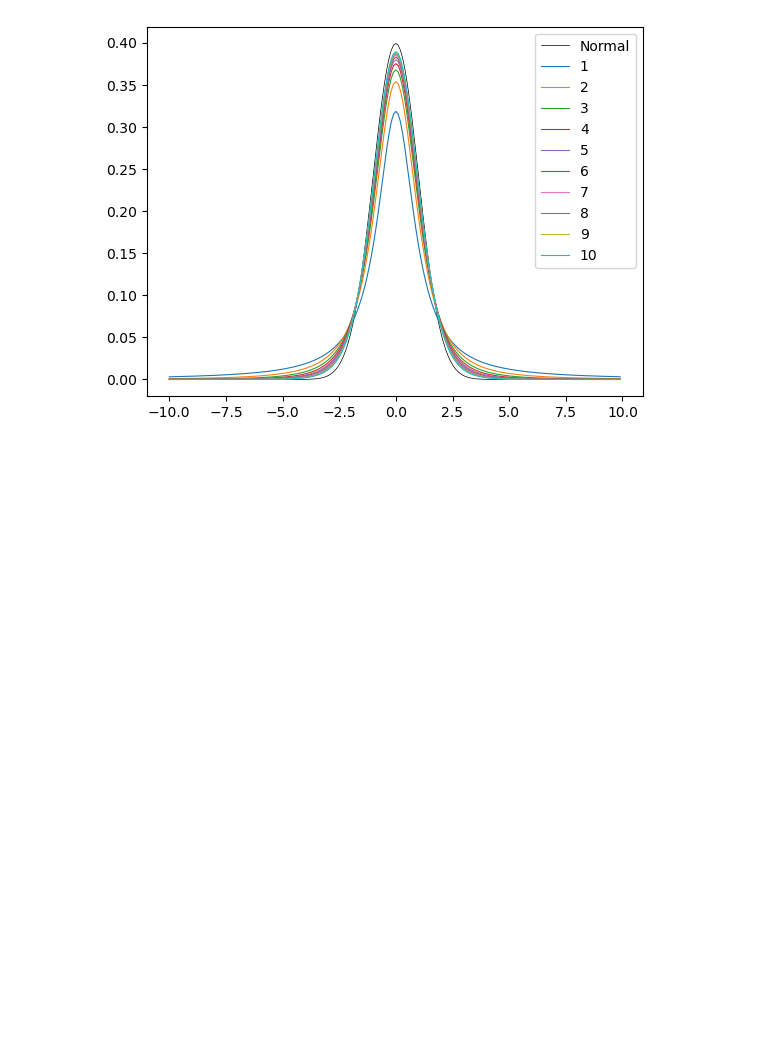
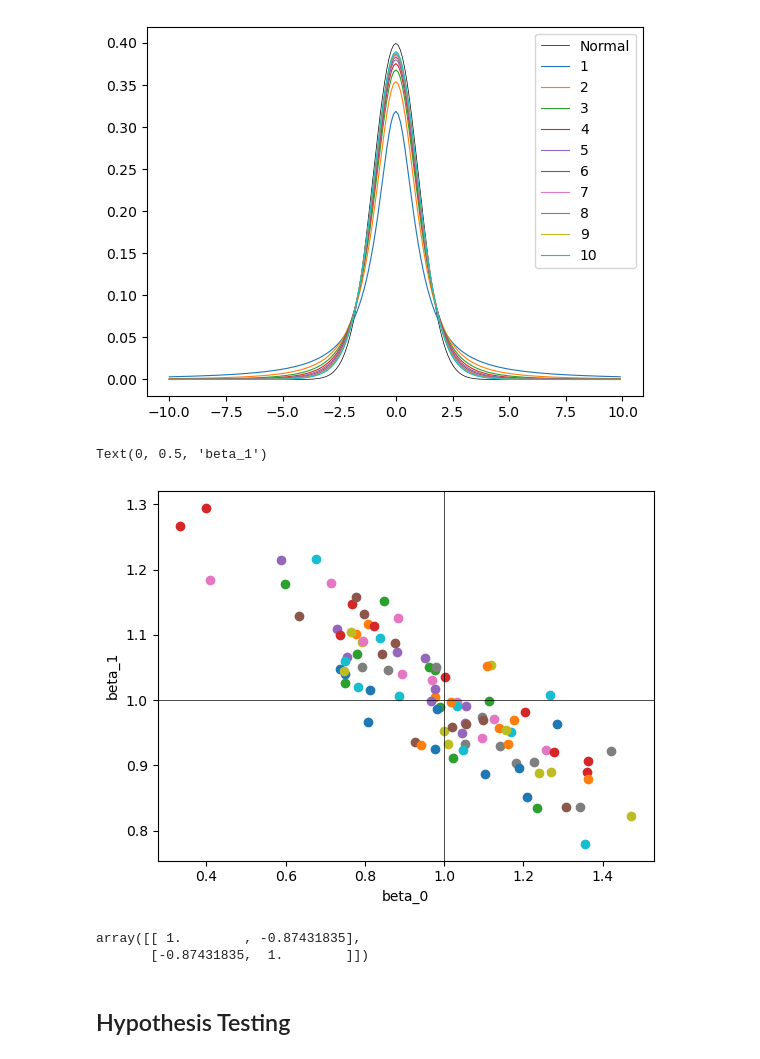
Before and after one commit to mus514/Statistical-Learning, a Jupyter notebook: linear_regression.ipynb, the cells around one changed output. Cells and saved outputs as stored; diff of their text form; code cells hidden in the pictures; blank space fills up the shorter version.

```diff
--- a/linear_regression.ipynb
+++ b/linear_regression.ipynb
@@ -71,3 +71,32 @@ plt.legend(loc='upper right')
 # %% [output]
 <matplotlib.legend.Legend at 0x...>
 [figure]
+# %%
+n = 100
+p = 1
+x_1 = np.zeros(100)
+x_2 = np.zeros(100)
+
+for i in range(100):
+    x = np.random.randn(n) + 2
+    e = np.random.randn(n)
+    y = x + 1 + e
+    b_1, b_0 = min_sq(x, y)
+    x_1[i] = b_0
+    x_2[i] = b_1
+    plt.scatter(b_0, b_1)
+
+plt.axhline(y=1, c='black', linewidth=0.5)
+plt.axvline(x=1, c='black', linewidth=0.5)
+plt.xlabel('beta_0')
+plt.ylabel('beta_1')
+# %% [output]
+Text(0, 0.5, 'beta_1')
+[figure, added]
+# %%
+np.corrcoef(x_1, x_2)
+# %% [output]
+array([[ 1.        , -0.87431835],
+       [-0.87431835,  1.        ]])
+# %% [markdown]
+## Hypothesis Testing
```
Also changed, not shown: parts of 4 cells of this notebook.
